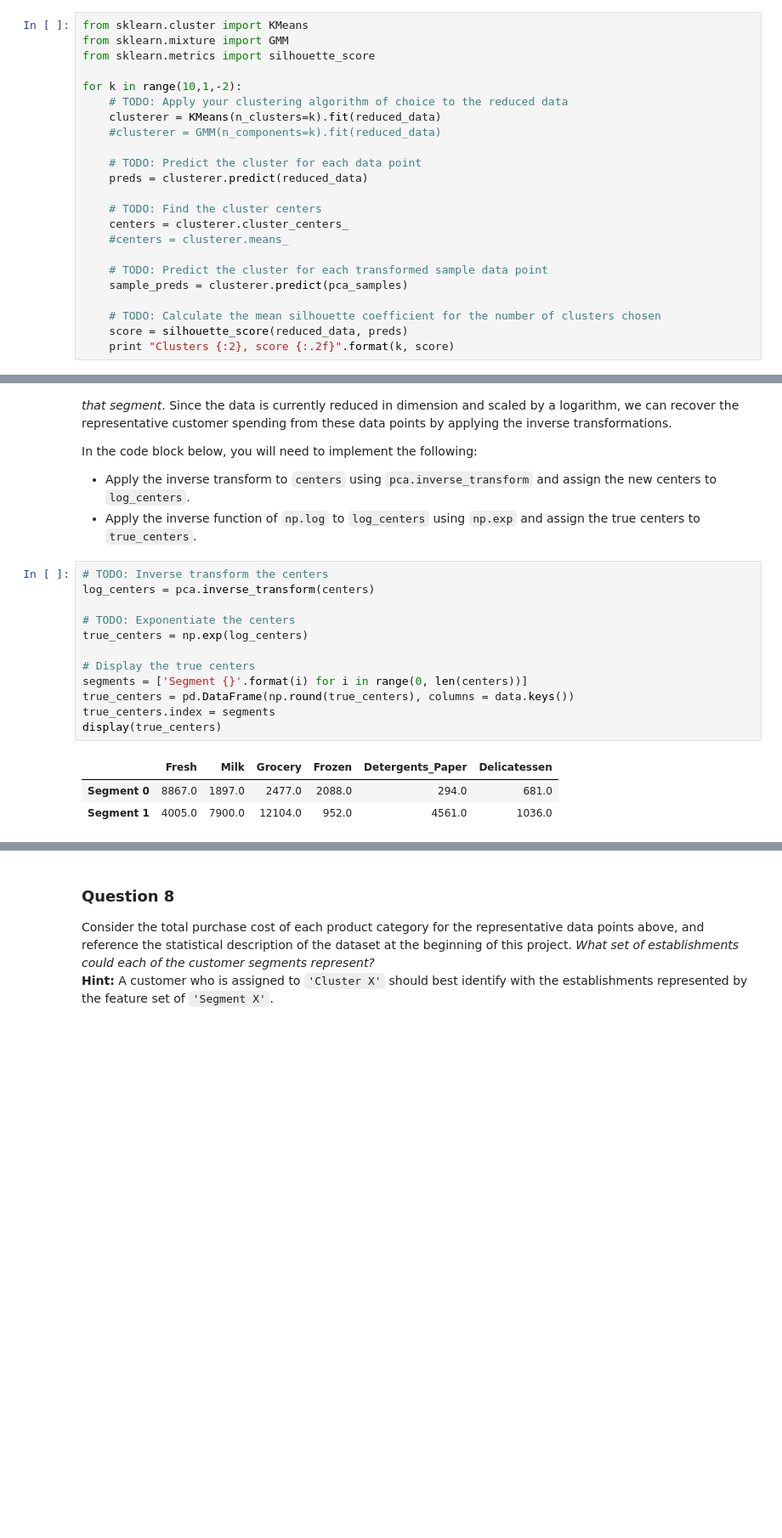
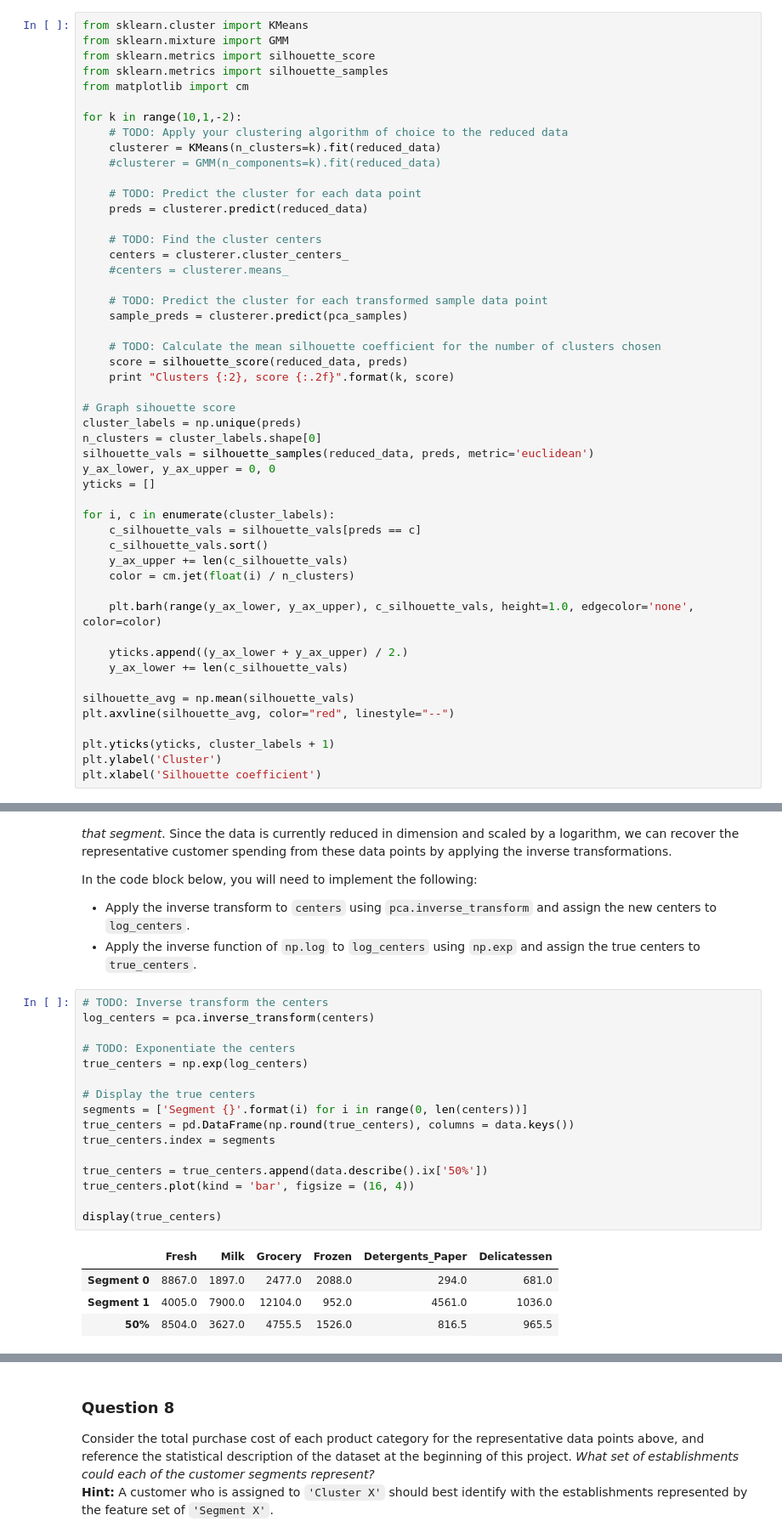
Before and after one commit to svkapustin/machine-learning, a Jupyter notebook: projects/creating_customer_segments/customer_segments.ipynb, the cells around one changed output, grey strips where cells are left out. Shown: that part at 85% size. Cells and saved outputs as stored; diff of their text form; blank space fills up the shorter version.

```diff
--- a/projects/creating_customer_segments/customer_segments.ipynb
+++ b/projects/creating_customer_segments/customer_segments.ipynb
@@ -399,6 +433,8 @@ In the code block below, you will need to implement the following:
 from sklearn.cluster import KMeans
 from sklearn.mixture import GMM
 from sklearn.metrics import silhouette_score
+from sklearn.metrics import silhouette_samples
+from matplotlib import cm
 
 for k in range(10,1,-2):
     # TODO: Apply your clustering algorithm of choice to the reduced data
@@ -418,4 +454,29 @@ for k in range(10,1,-2):
     # TODO: Calculate the mean silhouette coefficient for the number of clusters chosen
     score = silhouette_score(reduced_data, preds)
     print "Clusters {:2}, score {:.2f}".format(k, score)
+
+# Graph sihouette score
+cluster_labels = np.unique(preds)
+n_clusters = cluster_labels.shape[0]
+silhouette_vals = silhouette_samples(reduced_data, preds, metric='euclidean')
+y_ax_lower, y_ax_upper = 0, 0
+yticks = []
+
+for i, c in enumerate(cluster_labels):
+    c_silhouette_vals = silhouette_vals[preds == c]
+    c_silhouette_vals.sort()
+    y_ax_upper += len(c_silhouette_vals)
+    color = cm.jet(float(i) / n_clusters)
+
+    plt.barh(range(y_ax_lower, y_ax_upper), c_silhouette_vals, height=1.0, edgecolor='none', color=color)
+
+    yticks.append((y_ax_lower + y_ax_upper) / 2.)
+    y_ax_lower += len(c_silhouette_vals)
+
+silhouette_avg = np.mean(silhouette_vals)
+plt.axvline(silhouette_avg, color="red", linestyle="--")
+
+plt.yticks(yticks, cluster_labels + 1)
+plt.ylabel('Cluster')
+plt.xlabel('Silhouette coefficient')
 # %% [output]
@@ -447,16 +510,21 @@ In the code block below, you will need to implement the following:
 # %%
 # TODO: Inverse transform the centers
 log_centers = pca.inverse_transform(centers)
 
 # TODO: Exponentiate the centers
 true_centers = np.exp(log_centers)
 
 # Display the true centers
 segments = ['Segment {}'.format(i) for i in range(0, len(centers))]
 true_centers = pd.DataFrame(np.round(true_centers), columns = data.keys())
 true_centers.index = segments
+
+true_centers = true_centers.append(data.describe().ix['50%'])
+true_centers.plot(kind = 'bar', figsize = (16, 4))
+
 display(true_centers)
 # %% [output]
 |  | Fresh | Milk | Grocery | Frozen | Detergents_Paper | Delicatessen |
 | Segment 0 | 8867.0 | 1897.0 | 2477.0 | 2088.0 | 294.0 | 681.0 |
 | Segment 1 | 4005.0 | 7900.0 | 12104.0 | 952.0 | 4561.0 | 1036.0 |
+| 50% | 8504.0 | 3627.0 | 4755.5 | 1526.0 | 816.5 | 965.5 |
```
Also changed, not shown: parts of 21 cells of this notebook, 1 other file.
